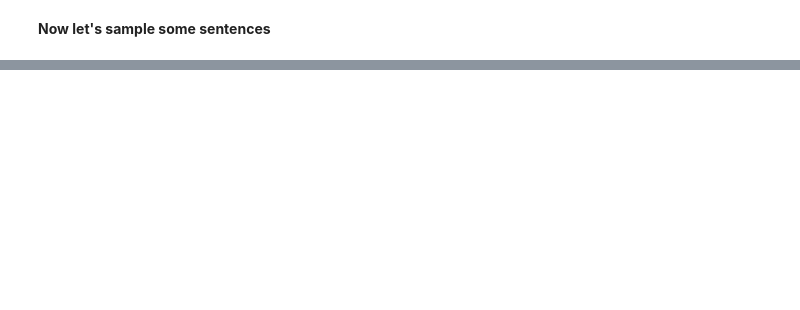
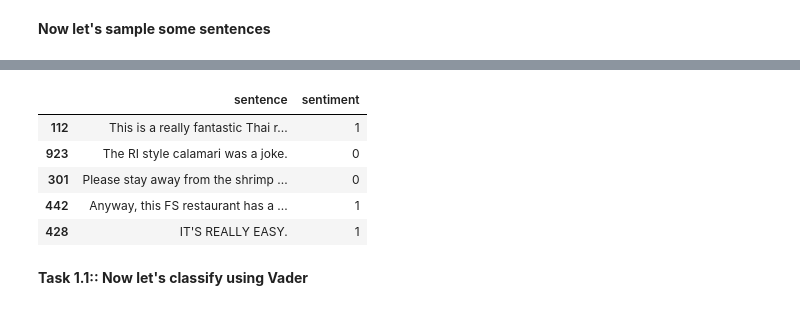
Before and after one commit to ahsantarique/TalkMeUp, a Jupyter notebook: Task 1/task1.ipynb, the cells around one changed output, grey strips where cells are left out. Drawn from its saved outputs; the diff is of its cells as text; code cells hidden in the pictures; blank space fills up the shorter version.

```diff
--- a/Task 1/task1.ipynb
+++ b/Task 1/task1.ipynb
@@ -39,0 +80,15 @@ FileNotFoundError: [Errno 2] File sentiment labelled sentences/amazon_cells_labe
+# %%
+data = pd.concat([amazon_df,yelp_df,imdb_df])
+
+TEST_SIZE = 20  ## change the test size as needed
+test_set = data.sample(n = TEST_SIZE, random_state = 1, replace = False)
+test_set.head()
+# %% [output]
+|  | sentence | sentiment |
+| 112 | This is a really fantastic Thai r... | 1 |
+| 923 | The RI style calamari was a joke. | 0 |
+| 301 | Please stay away from the shrimp ... | 0 |
+| 442 | Anyway, this FS restaurant has a ... | 1 |
+| 428 | IT'S REALLY EASY. | 1 |
+# %% [markdown]
+**Task 1.1:: Now let's classify using Vader**
```
Also changed, not shown: parts of 33 cells of this notebook.
